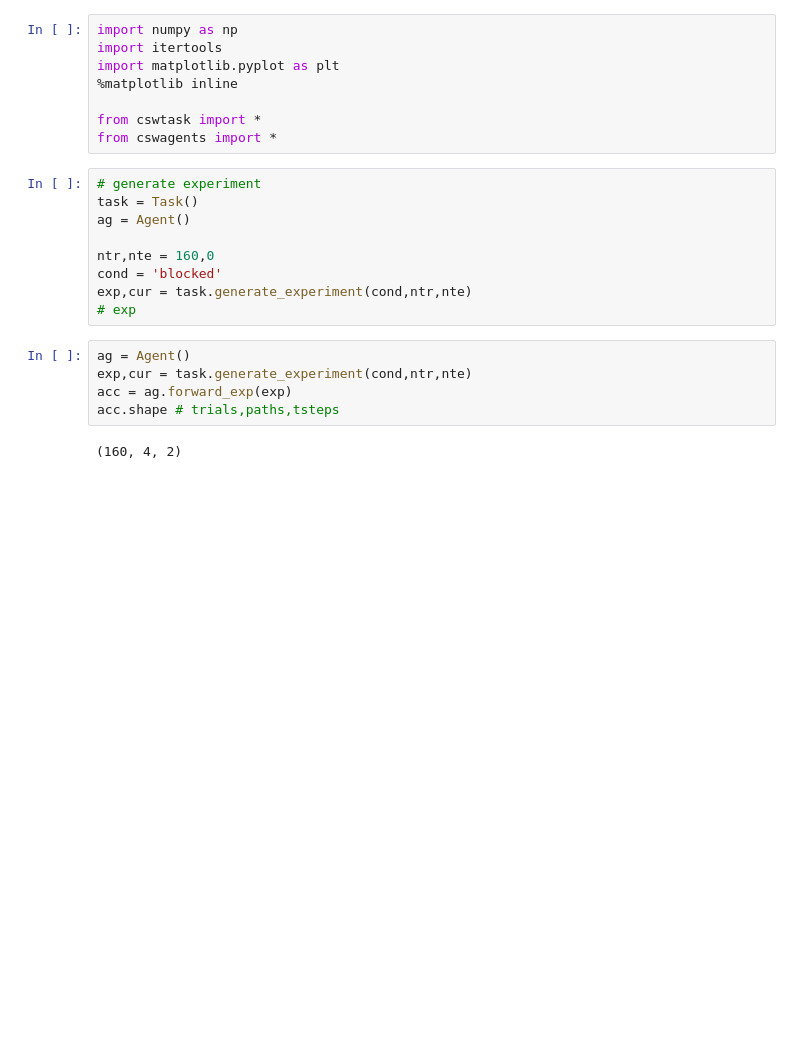
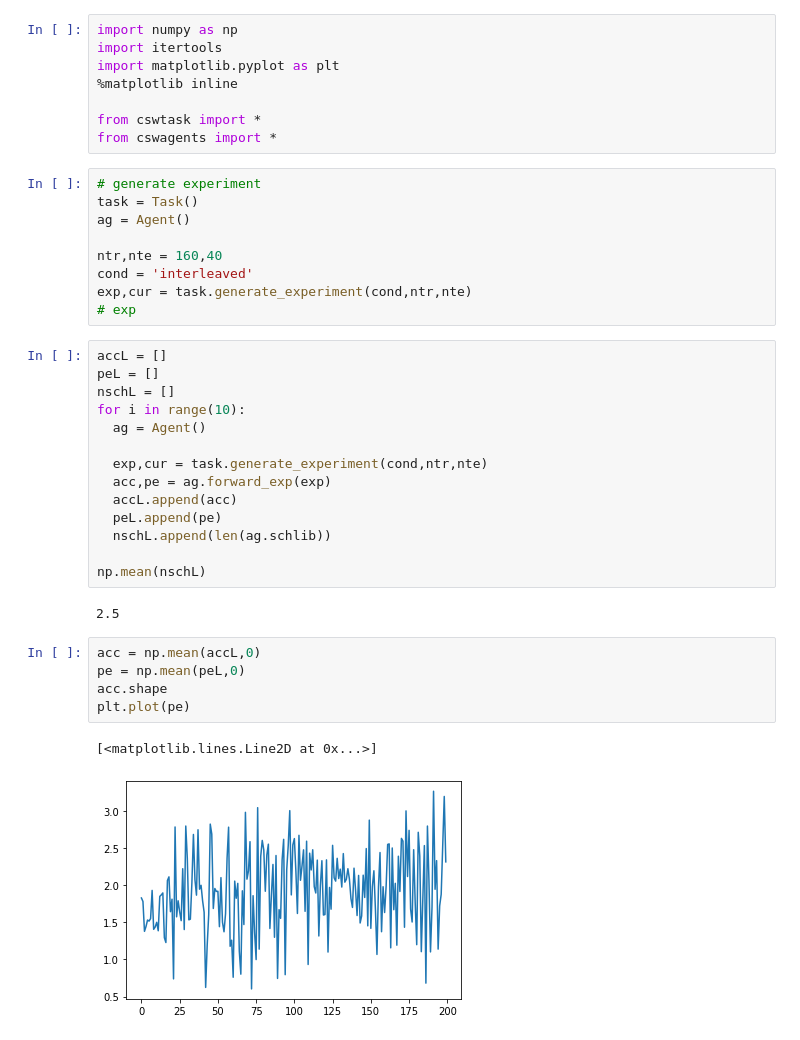
Before and after one commit to andrebeu/toycsw, a Jupyter notebook: toy-CSW.ipynb, the cells around one changed output. Saved outputs shown, nothing was run; the diff lists cells and outputs as text; blank space fills up the shorter version.

```diff
--- a/toy-CSW.ipynb
+++ b/toy-CSW.ipynb
@@ -20,14 +19,31 @@ from cswagents import *
 task = Task()
 ag = Agent()
 
-ntr,nte = 160,0
-cond = 'blocked'
+ntr,nte = 160,40
+cond = 'interleaved'
 exp,cur = task.generate_experiment(cond,ntr,nte)
 # exp
 # %%
-ag = Agent()
-exp,cur = task.generate_experiment(cond,ntr,nte)
-acc = ag.forward_exp(exp)
-acc.shape # trials,paths,tsteps
+accL = []
+peL = []
+nschL = []
+for i in range(10):
+  ag = Agent()
+
+  exp,cur = task.generate_experiment(cond,ntr,nte)
+  acc,pe = ag.forward_exp(exp)
+  accL.append(acc)
+  peL.append(pe)
+  nschL.append(len(ag.schlib))
+
+np.mean(nschL)
 # %% [output]
-(160, 4, 2)
+2.5
+# %%
+acc = np.mean(accL,0)
+pe = np.mean(peL,0)
+acc.shape
+plt.plot(pe)
+# %% [output]
+[<matplotlib.lines.Line2D at 0x...>]
+[figure, added]
```
Also changed, not shown: parts of 4 cells of this notebook, 1 other file.
